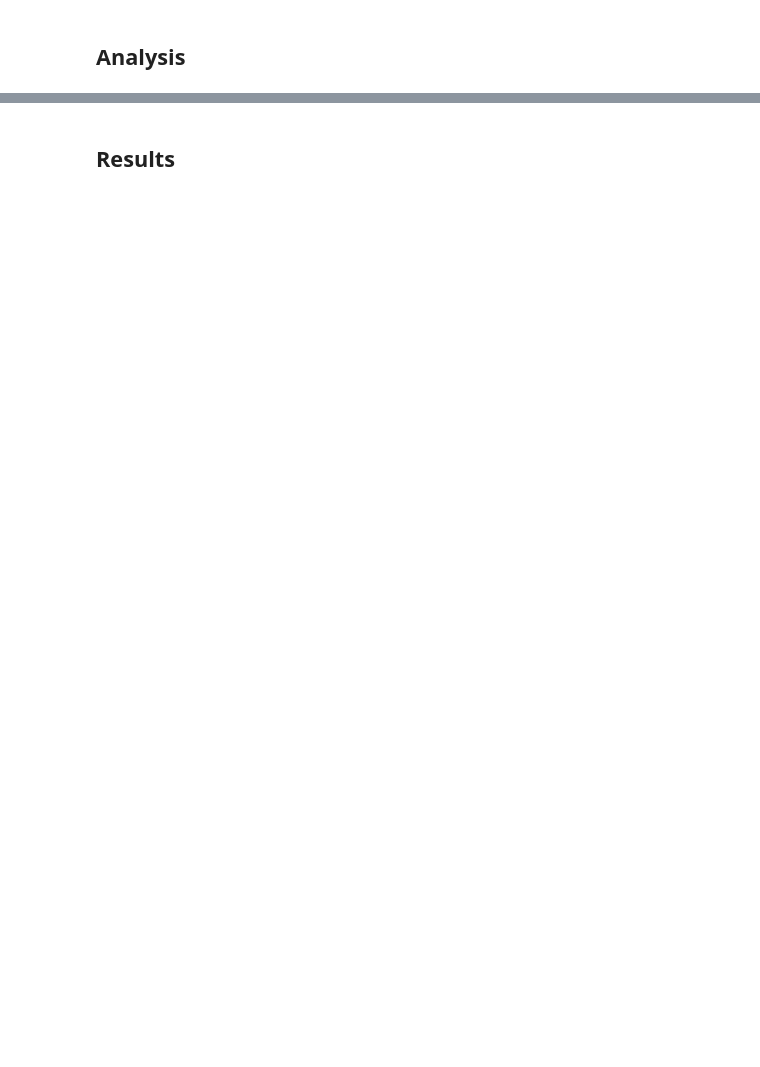
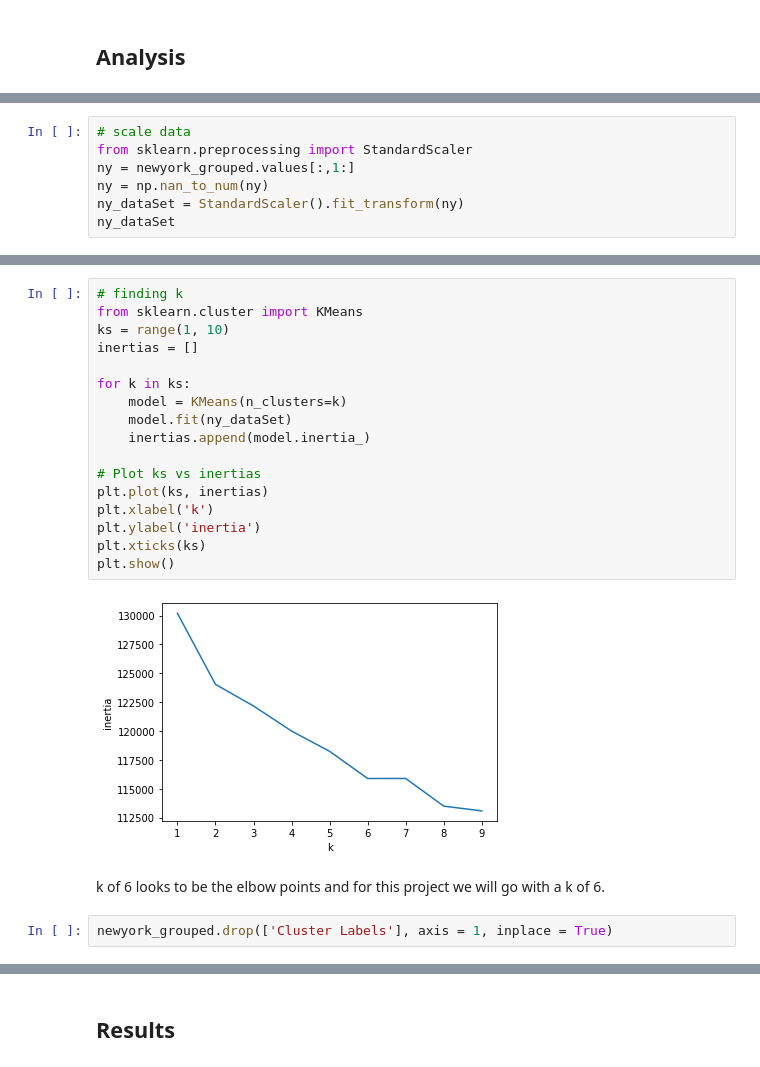
Before and after one commit to imncr/Battle-of-the-Neighborhoods, a Jupyter notebook: City Neighborhood Comparision.ipynb, the cells around one changed output, grey strips where cells are left out. Cells and saved outputs as stored; diff of their text form; blank space fills up the shorter version.

```diff
--- a/City Neighborhood Comparision.ipynb
+++ b/City Neighborhood Comparision.ipynb
@@ -57,0 +417,7 @@ import folium
+# %%
+# scale data
+from sklearn.preprocessing import StandardScaler
+ny = newyork_grouped.values[:,1:]
+ny = np.nan_to_num(ny)
+ny_dataSet = StandardScaler().fit_transform(ny)
+ny_dataSet
@@ -57,0 +438,23 @@ import folium
+# %%
+# finding k
+from sklearn.cluster import KMeans
+ks = range(1, 10)
+inertias = []
+
+for k in ks:
+    model = KMeans(n_clusters=k)
+    model.fit(ny_dataSet)
+    inertias.append(model.inertia_)
+
+# Plot ks vs inertias
+plt.plot(ks, inertias)
+plt.xlabel('k')
+plt.ylabel('inertia')
+plt.xticks(ks)
+plt.show()
+# %% [output]
+[figure, added]
+# %% [markdown]
+k of 6 looks to be the elbow points and for this project we will go with a k of 6.
+# %%
+newyork_grouped.drop(['Cluster Labels'], axis = 1, inplace = True)
```
Also changed, not shown: parts of 62 cells of this notebook.
